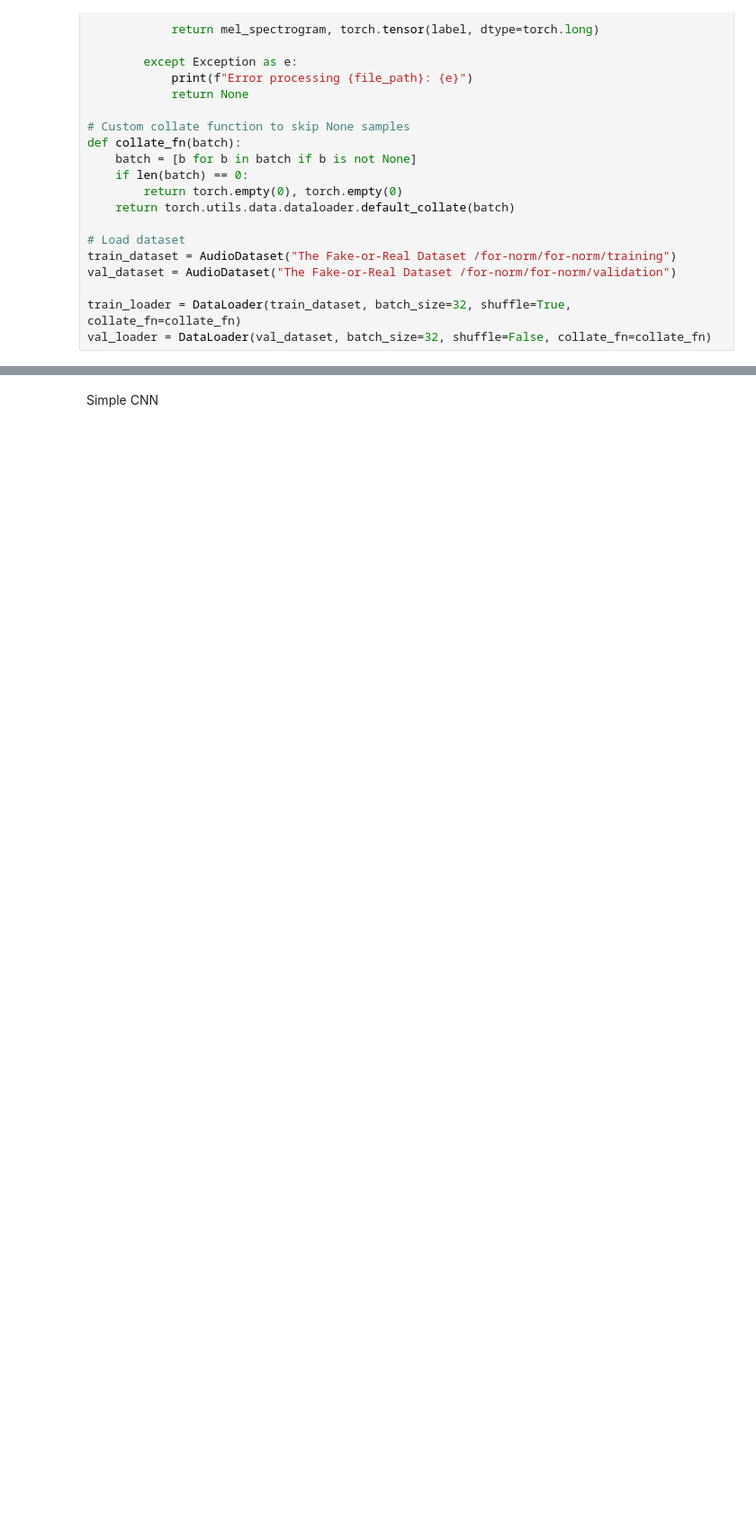
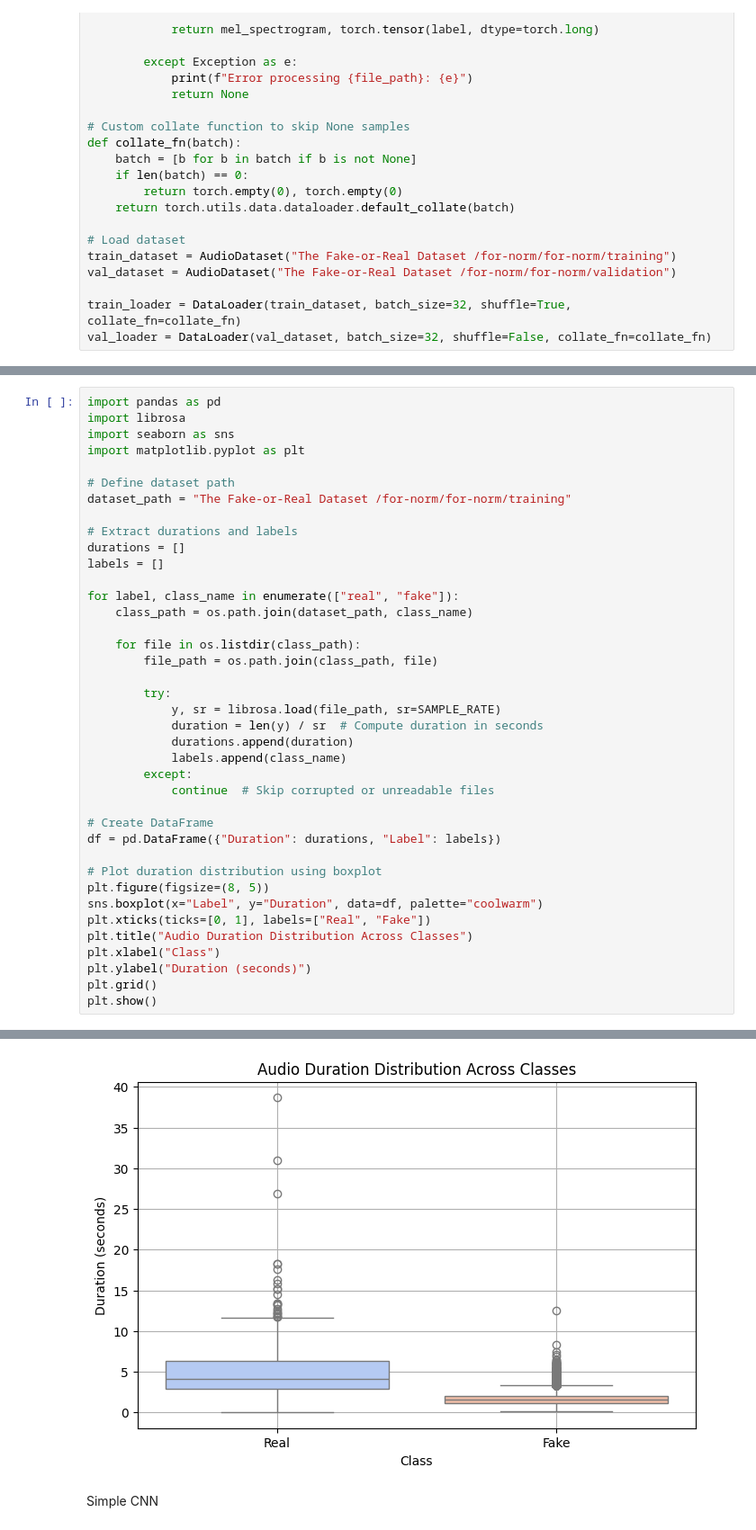
Before and after one commit to KartikeyL/Forensic_Audio_Analysis, a Jupyter notebook: audio_analysis.ipynb, the cells around one changed output, grey strips where cells are left out. Shown at 90% size. Drawn from its saved outputs; the diff is of its cells as text; blank space fills up the shorter version.

```diff
--- a/audio_analysis.ipynb
+++ b/audio_analysis.ipynb
@@ -101,0 +154,40 @@ val_loader = DataLoader(val_dataset, batch_size=32, shuffle=False, collate_fn=co
+# %%
+import pandas as pd
+import librosa
+import seaborn as sns
+import matplotlib.pyplot as plt
+
+# Define dataset path
+dataset_path = "The Fake-or-Real Dataset /for-norm/for-norm/training"
+
+# Extract durations and labels
+durations = []
+labels = []
+
+for label, class_name in enumerate(["real", "fake"]):
+    class_path = os.path.join(dataset_path, class_name)
+
+    for file in os.listdir(class_path):
+        file_path = os.path.join(class_path, file)
+
+        try:
+            y, sr = librosa.load(file_path, sr=SAMPLE_RATE)
+            duration = len(y) / sr  # Compute duration in seconds
+            durations.append(duration)
+            labels.append(class_name)
+        except:
+            continue  # Skip corrupted or unreadable files
+
+# Create DataFrame
+df = pd.DataFrame({"Duration": durations, "Label": labels})
+
+# Plot duration distribution using boxplot
+plt.figure(figsize=(8, 5))
+sns.boxplot(x="Label", y="Duration", data=df, palette="coolwarm")
+plt.xticks(ticks=[0, 1], labels=["Real", "Fake"])
+plt.title("Audio Duration Distribution Across Classes")
+plt.xlabel("Class")
+plt.ylabel("Duration (seconds)")
+plt.grid()
+plt.show()
+# %% [output]
@@ -102,3 +197,4 @@ val_loader = DataLoader(val_dataset, batch_size=32, shuffle=False, collate_fn=co
+[figure, added]
 # %% [markdown]
 Simple CNN
 # %%
```
Also changed, not shown: parts of 11 cells of this notebook.
